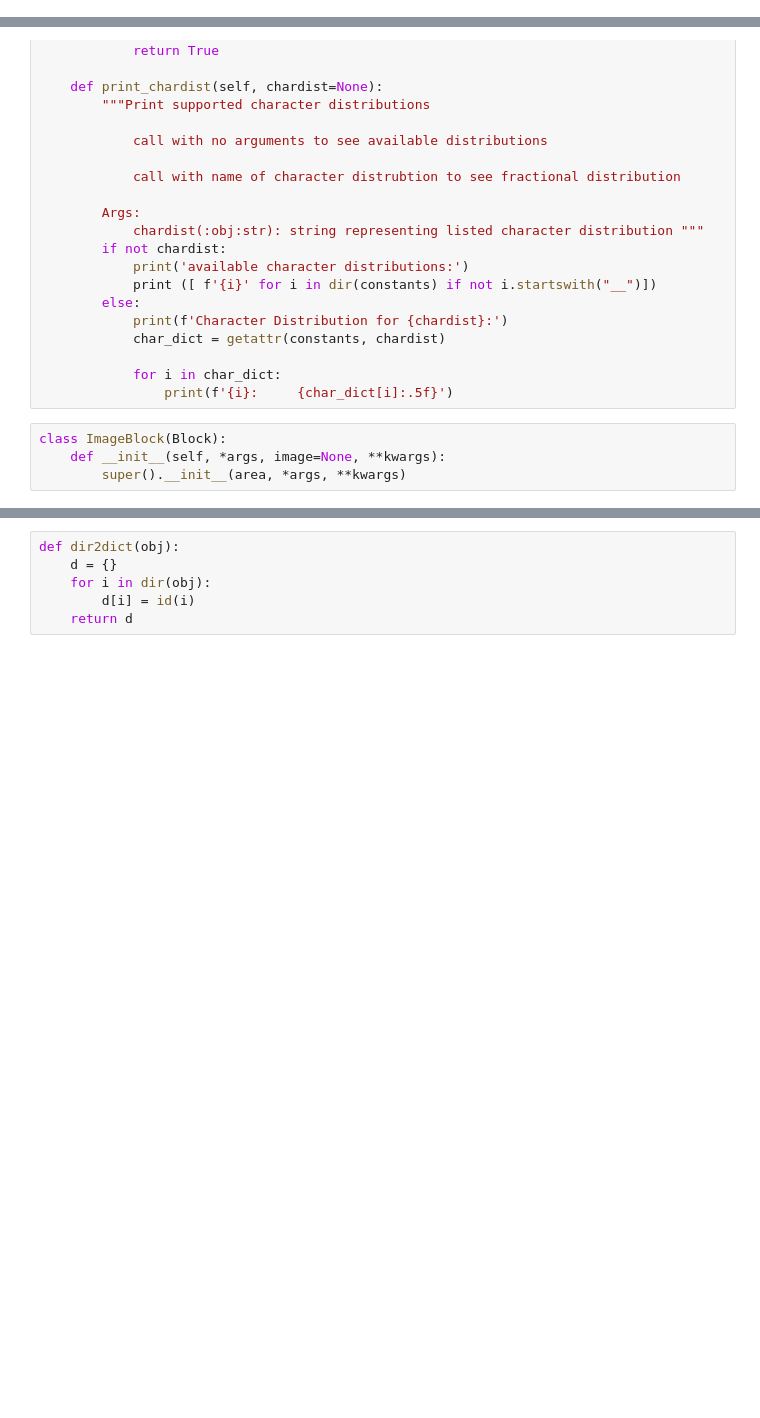
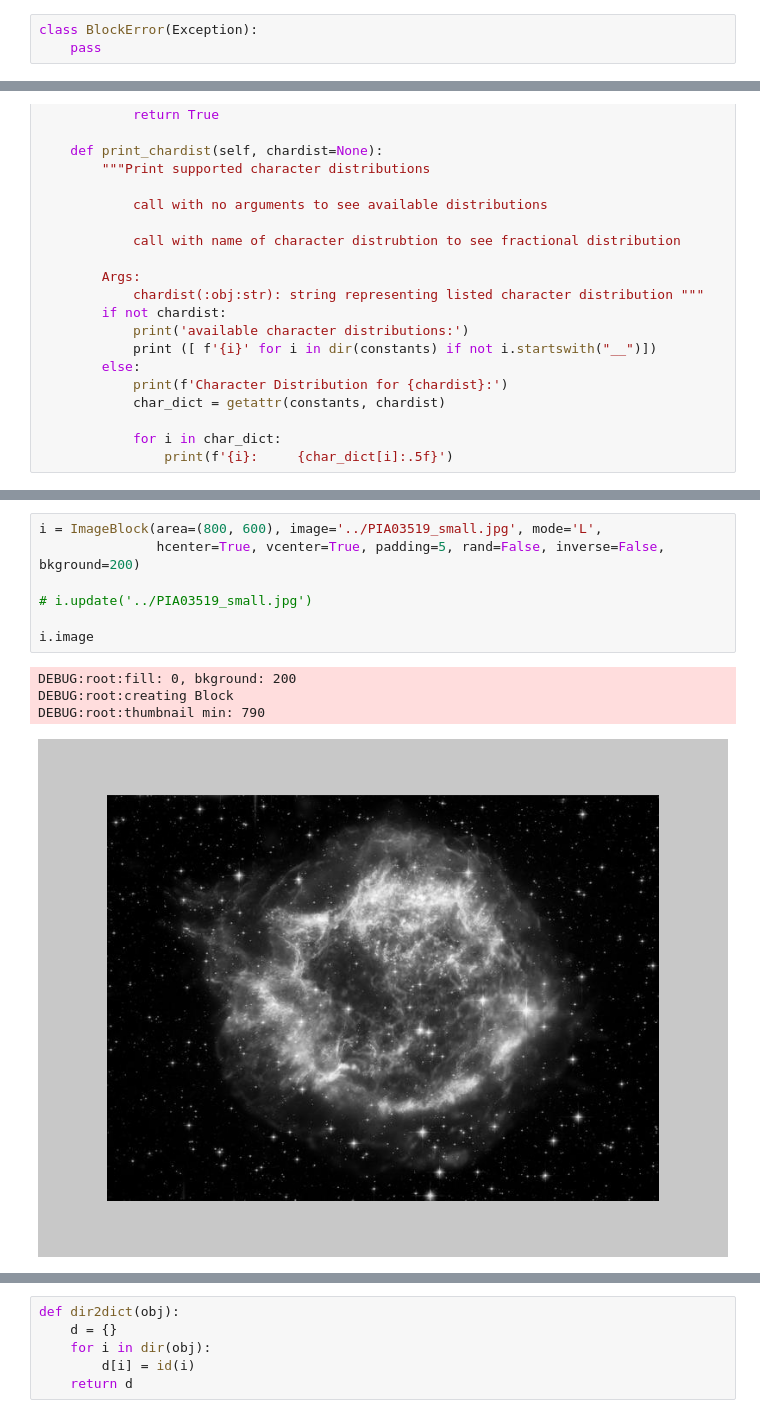
Before and after one commit to txoof/epdlib, a Jupyter notebook: epdlib/Block.ipynb, the cells around one changed output, grey strips where cells are left out. Saved outputs shown, nothing was run; the diff lists cells and outputs as text; blank space fills up the shorter version.

```diff
--- a/epdlib/Block.ipynb
+++ b/epdlib/Block.ipynb
@@ -77,6 +77,9 @@ def permissive_enforce(*types):
             return f(self, *newargs, **kwds)
         return new_f
     return decorator
+# %%
+class BlockError(Exception):
+    pass
 # %%
 class xBlock:
 
@@ -1070,7 +1073,3 @@ class xTextBlock(Block):
 
             for i in char_dict:
                 print(f'{i}:     {char_dict[i]:.5f}')
-# %%
-class ImageBlock(Block):
-    def __init__(self, *args, image=None, **kwargs):
-        super().__init__(area, *args, **kwargs)
@@ -1076,0 +1169,12 @@ class ImageBlock(Block):
+# %%
+i = ImageBlock(area=(800, 600), image='../PIA03519_small.jpg', mode='L',
+               hcenter=True, vcenter=True, padding=5, rand=False, inverse=False, bkground=200)
+
+# i.update('../PIA03519_small.jpg')
+
+i.image
+# %% [output]
+DEBUG:root:fill: 0, bkground: 200
+DEBUG:root:creating Block
+DEBUG:root:thumbnail min: 790
+[figure, added]
```
Also changed, not shown: parts of 8 cells of this notebook.
